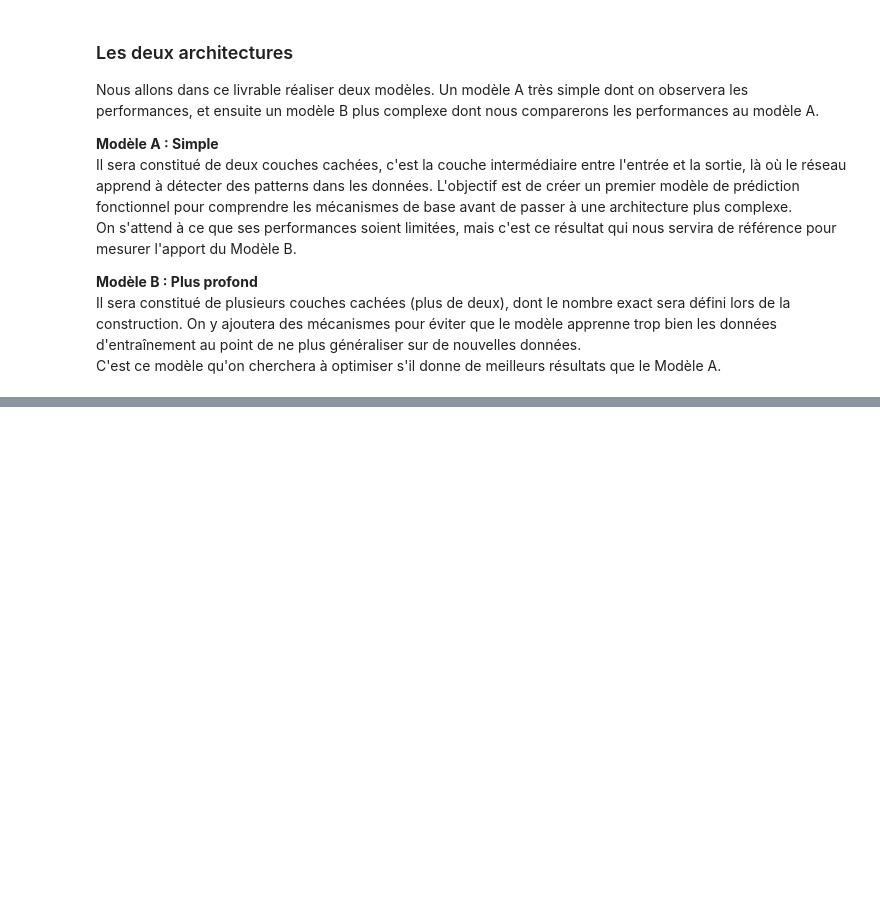
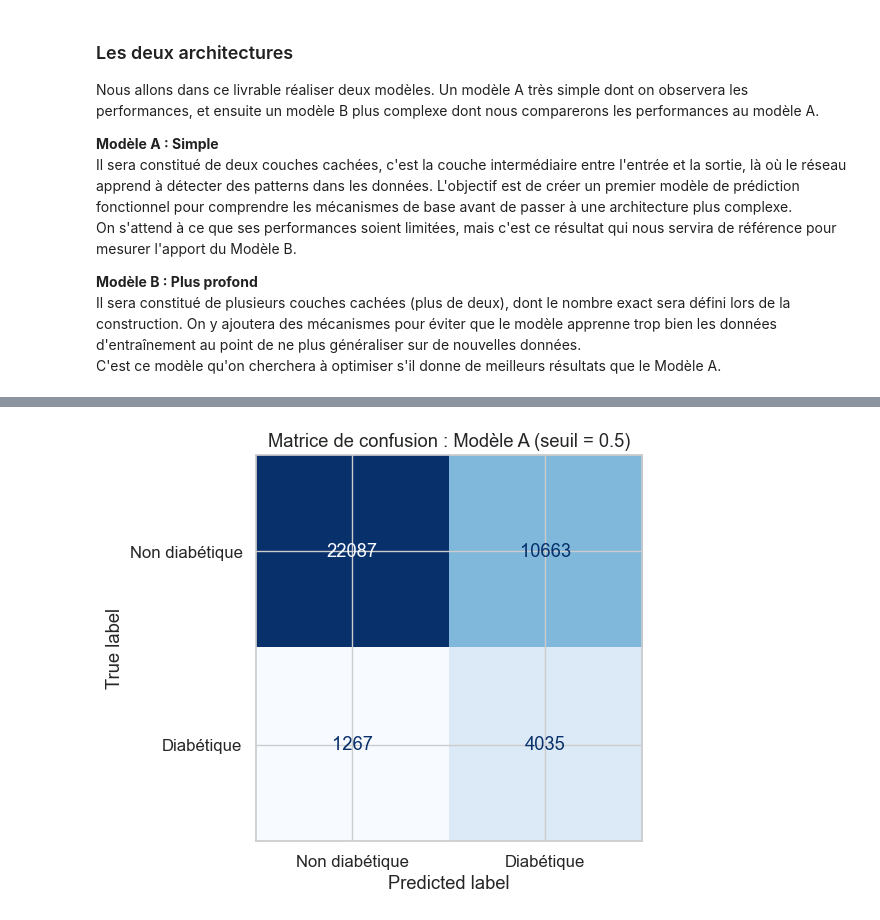
Before and after one commit to RamiHawili/diabetes-prediction-brfss, a Jupyter notebook: notebooks/Sprint2_Livrable.ipynb, the cells around one changed output, grey strips where cells are left out. Cells and saved outputs as stored; diff of their text form; code cells hidden in the pictures; blank space fills up the shorter version.

Commit message:
feat: pipeline complet sprint 1&2 — prétraitement BRFSS, fix typage ordinales SMOTE, construction et évaluation Modèle A

```diff
--- a/notebooks/Sprint2_Livrable.ipynb
+++ b/notebooks/Sprint2_Livrable.ipynb
@@ -200,0 +248,9 @@ model_A.summary()
+# %%
+history_A = model_A.fit(
+    X_train, y_train,
+    validation_data = (X_val, y_val),  # surveillance sur la validation
+    epochs = EPOCHS,
+    batch_size = BATCH_SIZE,
+    callbacks = [early_stop],          # active l'EarlyStopping à chaque fin d'epoch
+    verbose = 1                        # affiche la loss et l'accuracy à chaque epoch
+)
@@ -200,0 +279,28 @@ model_A.summary()
+# %%
+# Prédictions : le modèle renvoie des probabilités entre 0 et 1
+y_prob_A = model_A.predict(X_val, verbose=0).ravel()
+
+# Seuil de décision : si probabilité >= 0.5 → diabétique, sinon → non diabétique
+THRESHOLD = 0.5
+y_pred_A = (y_prob_A >= THRESHOLD).astype(int)
+
+# Calcul des métriques d'évaluation
+acc_A  = accuracy_score(y_val,  y_pred_A)
+prec_A = precision_score(y_val, y_pred_A, zero_division=0)
+rec_A  = recall_score(y_val,    y_pred_A, zero_division=0)  # priorité : minimiser les FN
+f1_A   = f1_score(y_val,        y_pred_A, zero_division=0)
+auc_A  = roc_auc_score(y_val,   y_prob_A)  # métrique principale : insensible au déséquilibre des classes
+
+# Décomposition de la matrice de confusion en 4 valeurs
+cm_A = confusion_matrix(y_val, y_pred_A)
+tn_A, fp_A, fn_A, tp_A = cm_A.ravel()
+
+print(f'Résultats Modèle A : Validation (seuil = {THRESHOLD})')
+print(f'  Accuracy  : {acc_A:.4f}')
+print(f'  Precision : {prec_A:.4f}')
+print(f'  Recall    : {rec_A:.4f}')
+print(f'  F1-score  : {f1_A:.4f}')
+print(f'  ROC-AUC   : {auc_A:.4f}')
+print(f'\n  TN={tn_A}  FP={fp_A}')
+print(f'  FN={fn_A}  TP={tp_A}')
+print(f'\n  Résultat : {fn_A} diabétiques non détectés')  # FN : cas les plus dangereux
@@ -200,0 +319,10 @@ model_A.summary()
+# %%
+fig, ax = plt.subplots(figsize=(6, 5))
+disp = ConfusionMatrixDisplay(confusion_matrix=cm_A,
+                               display_labels=['Non diabétique', 'Diabétique'])
+disp.plot(ax=ax, cmap='Blues', values_format='d', colorbar=False)
+ax.set_title('Matrice de confusion : Modèle A (seuil = 0.5)')
+plt.tight_layout()
+plt.show()
+# %% [output]
+[figure, added]
```
Also changed, not shown: parts of 11 cells of this notebook, 5 other files.
